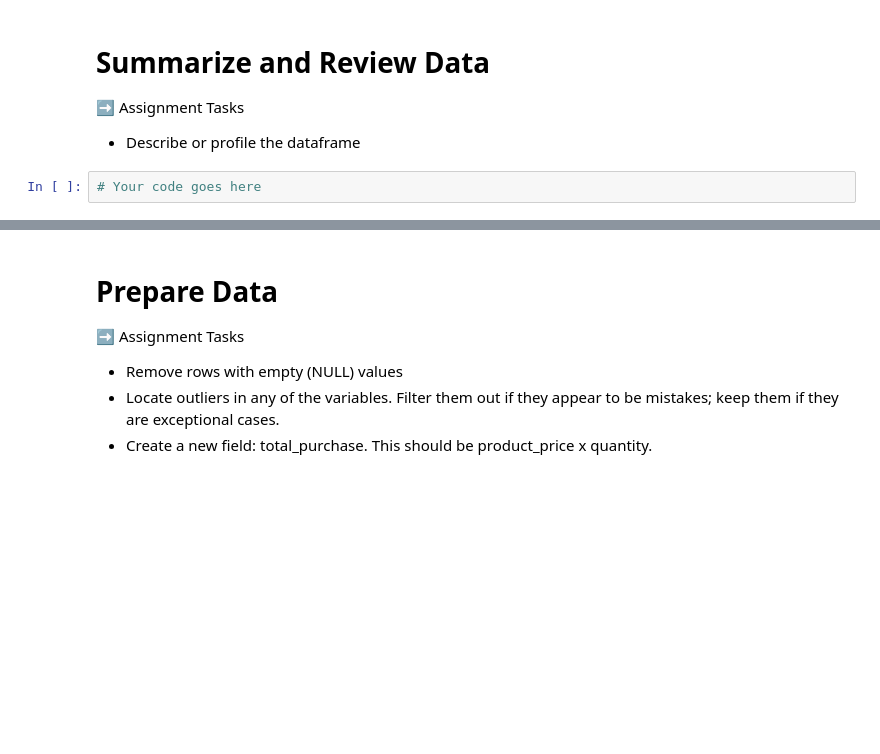
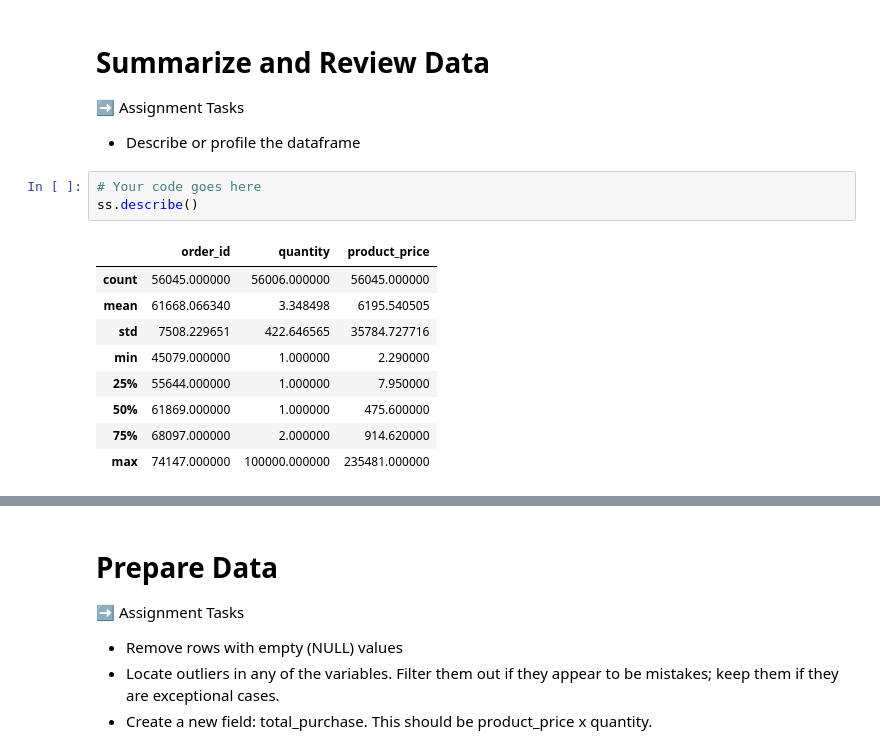
Before and after one commit to MatthewAramaki/IS_4487_Tokyo, a Jupyter notebook: Aramaki_day3_lab_retailer_intro.ipynb, the cells around one changed output, grey strips where cells are left out. Cells and saved outputs as stored; diff of their text form; blank space fills up the shorter version.

```diff
--- a/Aramaki_day3_lab_retailer_intro.ipynb
+++ b/Aramaki_day3_lab_retailer_intro.ipynb
@@ -39,3 +41,14 @@ ss = pd.read_csv("https://raw.githubusercontent.com/jefftwebb/is_4487_base/main/
 - Describe or profile the dataframe
 # %%
 # Your code goes here
+ss.describe()
+# %% [output]
+|  | order_id | quantity | product_price |
+| count | 56045.000000 | 56006.000000 | 56045.000000 |
+| mean | 61668.066340 | 3.348498 | 6195.540505 |
+| std | 7508.229651 | 422.646565 | 35784.727716 |
+| min | 45079.000000 | 1.000000 | 2.290000 |
+| 25% | 55644.000000 | 1.000000 | 7.950000 |
+| 50% | 61869.000000 | 1.000000 | 475.600000 |
+| 75% | 68097.000000 | 2.000000 | 914.620000 |
+| max | 74147.000000 | 100000.000000 | 235481.000000 |
```
Also changed, not shown: parts of 2 cells of this notebook.
